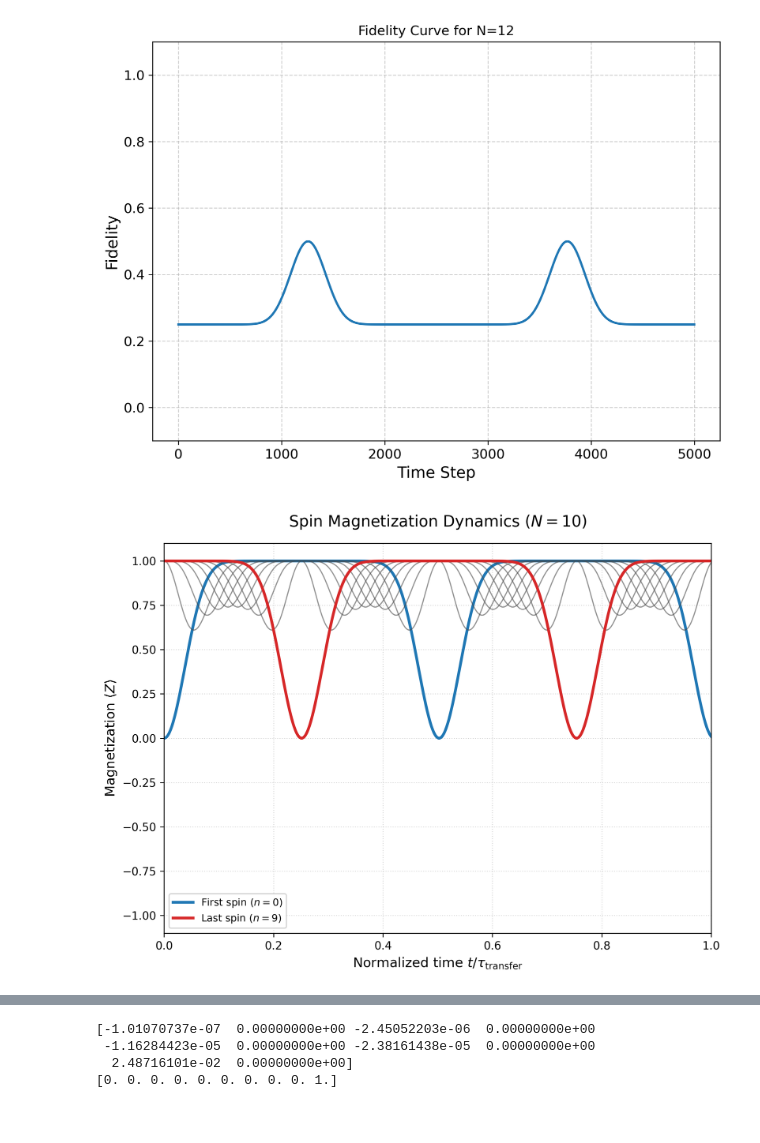
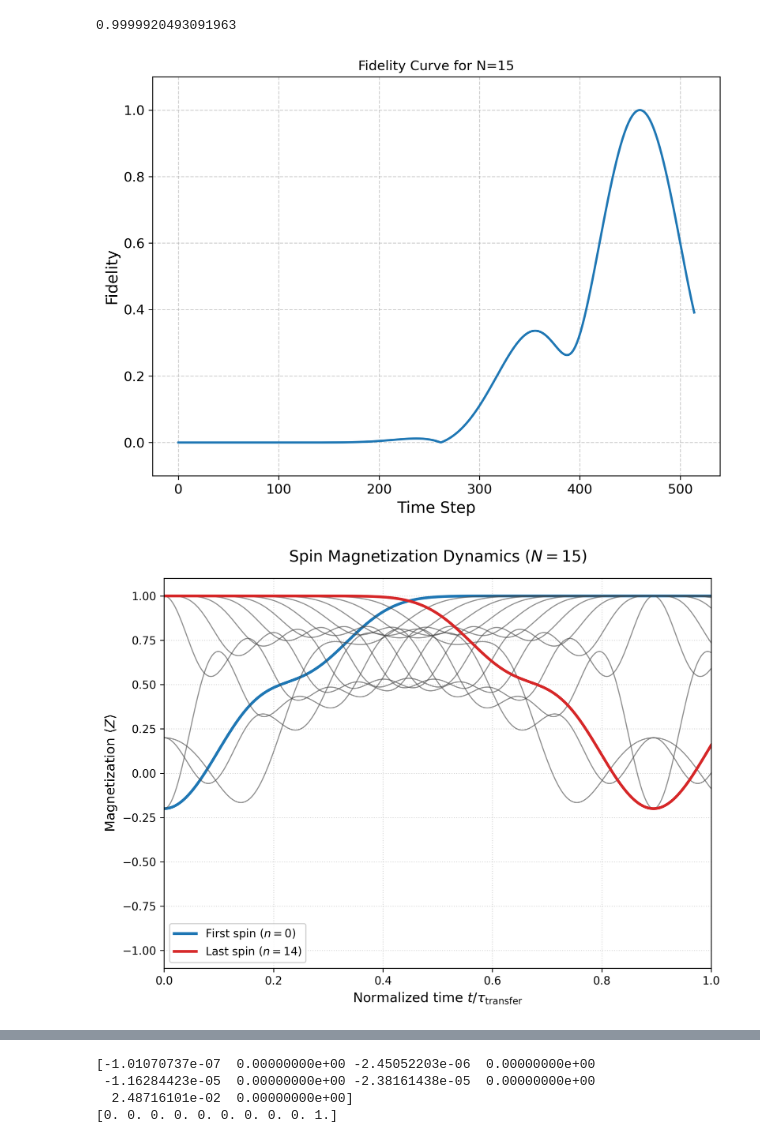
Before and after one commit to OsQarM/quantum_state_transfer, a Jupyter notebook: notebooks/standard_encoding_test.ipynb, the cells around one changed output, grey strips where cells are left out. Saved outputs shown, nothing was run; the diff lists cells and outputs as text; code cells hidden in the pictures.

```diff
--- a/notebooks/standard_encoding_test.ipynb
+++ b/notebooks/standard_encoding_test.ipynb
@@ -53,11 +38,29 @@ fidelity, magnetization, result = dyn.OneStepAlgorithm(initial_state, target_sta
+# %%
+initial_state_ST, target_state_ST = md.create_ST_initial_and_target(state_dictionary, N)
+# %%
+# Standard version
+H_s = Ham.Hamiltonian(system_size = N,
+                    mode = "standard",
+                    lambda_factor = lmd
+                    )
+# %%
+# Calibrate chain under ideal circumstances
+transport_steps, transport_time = dyn.chain_calibration(initial_state_ST, H_s, ti, tf, Nsteps)
+# %%
+# test that algorithm works well without errors
+fidelity, magnetizations = dyn.OneStepAlgorithm(initial_state_ST, target_state_ST, H_s, ti, transport_time, transport_steps, factor = 1.12)
+
+print(max(fidelity))
+# %% [output]
+0.9999920493091963
 # %%
-plots.plot_test_fidelity(fidelity, N)
+plots.plot_fidelity(fidelity, N)
 # %% [output]
-[figure, old version]
+[figure, new version]
 # %%
-plots.plot_test_z_expectations(magnetization, N)
+plots.plot_z_expectations(magnetizations, N)
 # %% [output]
-[figure, old version]
+[figure, new version]
 # %%
 import pandas as pd
 
```
Also changed, not shown: parts of 6 cells of this notebook, 3 other files.
